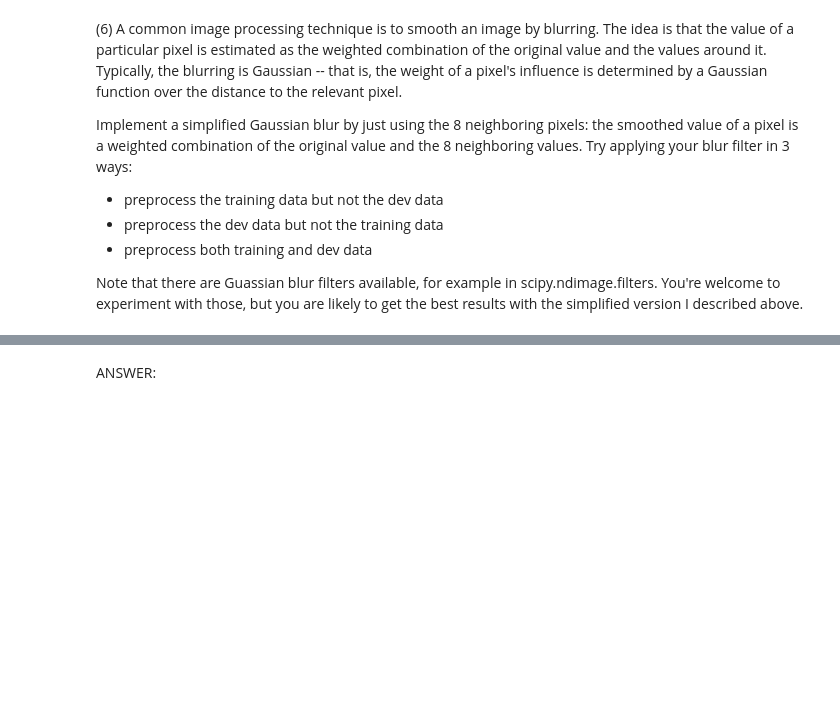
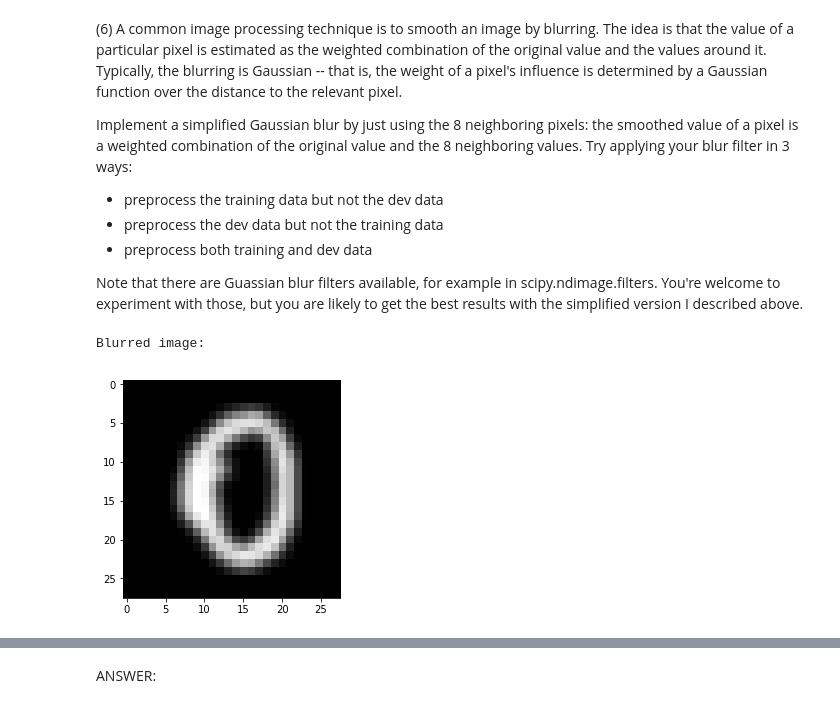
Before and after one commit to ahathaway821/w207_project1, a Jupyter notebook: alexander_hathaway_p1.ipynb, the cells around one changed output, grey strips where cells are left out. Drawn from its saved outputs; the diff is of its cells as text; code cells hidden in the pictures; blank space fills up the shorter version.

```diff
--- a/alexander_hathaway_p1.ipynb
+++ b/alexander_hathaway_p1.ipynb
@@ -66,10 +66,10 @@ label shape: (70000,)
 - plt.imshow() for rendering a matrix
 - np.array.reshape() for reshaping a 1D feature vector into a 2D matrix (for rendering)
 # %%
-zero_image = train_data[0]
+def draw_image(single_image):
+    single_image_matrix = single_image.reshape(28,28)
+    plt.gray()
+    plt.imshow(single_image_matrix)
 
-
-single_image_matrix = single_image.reshape(28,28)
-plt.gray()
-plt.imshow(single_image_matrix)
+draw_image(train_data[0])
 # %% [output]
@@ -328,0 +447,7 @@ Note that there are Guassian blur filters available, for example in scipy.ndimag
+# %%
+test = blur_images(mini_train_data)
+print('Blurred image:')
+draw_image(test[0])
+# %% [output]
+Blurred image:
+[figure, added]
```
Also changed, not shown: parts of 9 cells of this notebook.
